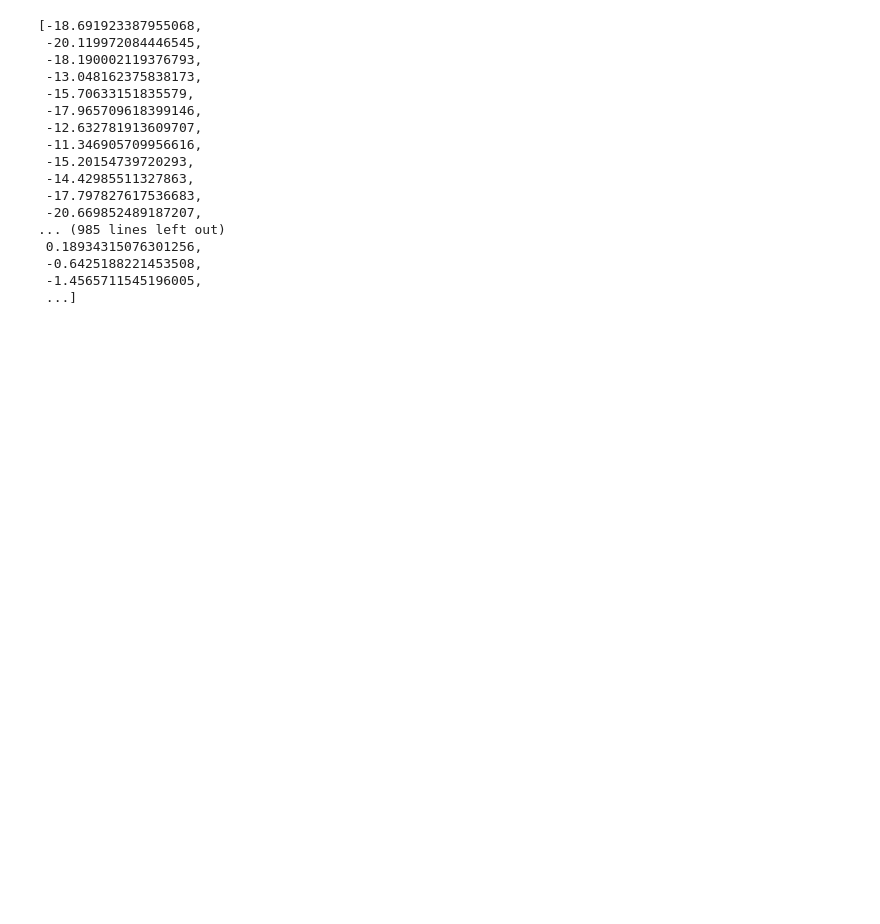
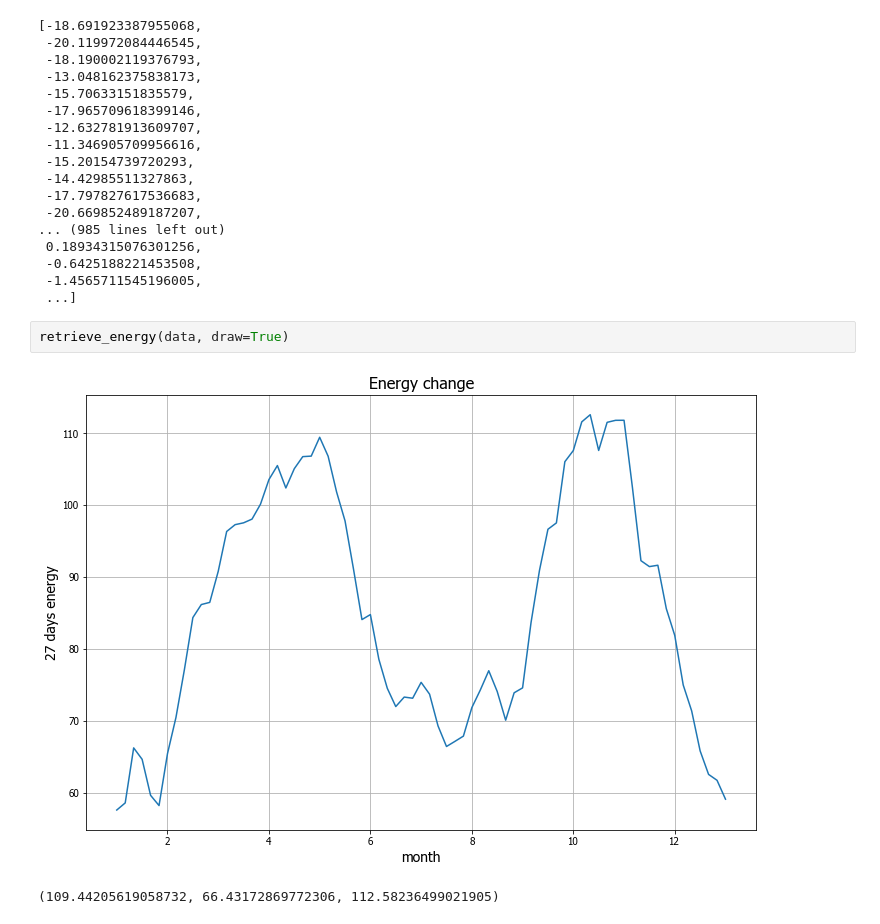
Before and after one commit to Romanchenko/SunAndClimate, a Jupyter notebook: Sins.ipynb, the cells around one changed output. Drawn from its saved outputs; the diff is of its cells as text; blank space fills up the shorter version.

```diff
--- a/Sins.ipynb
+++ b/Sins.ipynb
@@ -91,3 +91,8 @@ dt
  -0.6425188221453508,
  -1.4565711545196005,
  ...]
+# %%
+retrieve_energy(data, draw=True)
+# %% [output]
+[figure, added]
+(109.44205619058732, 66.43172869772306, 112.58236499021905)
```
Also changed, not shown: 43 other files.
